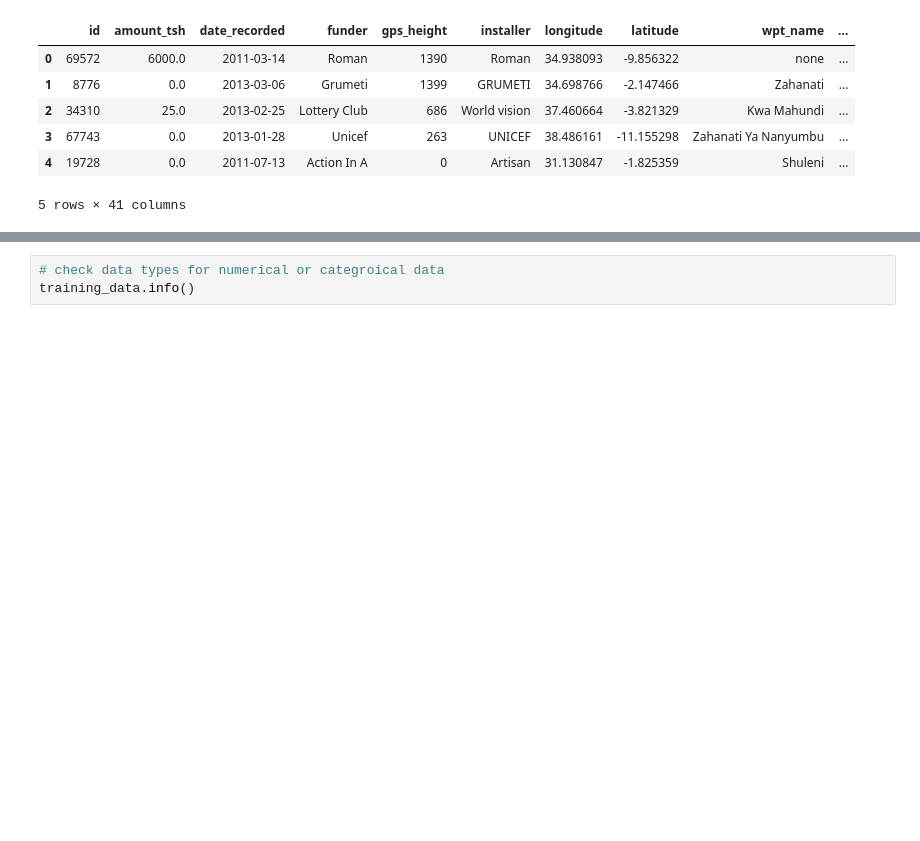
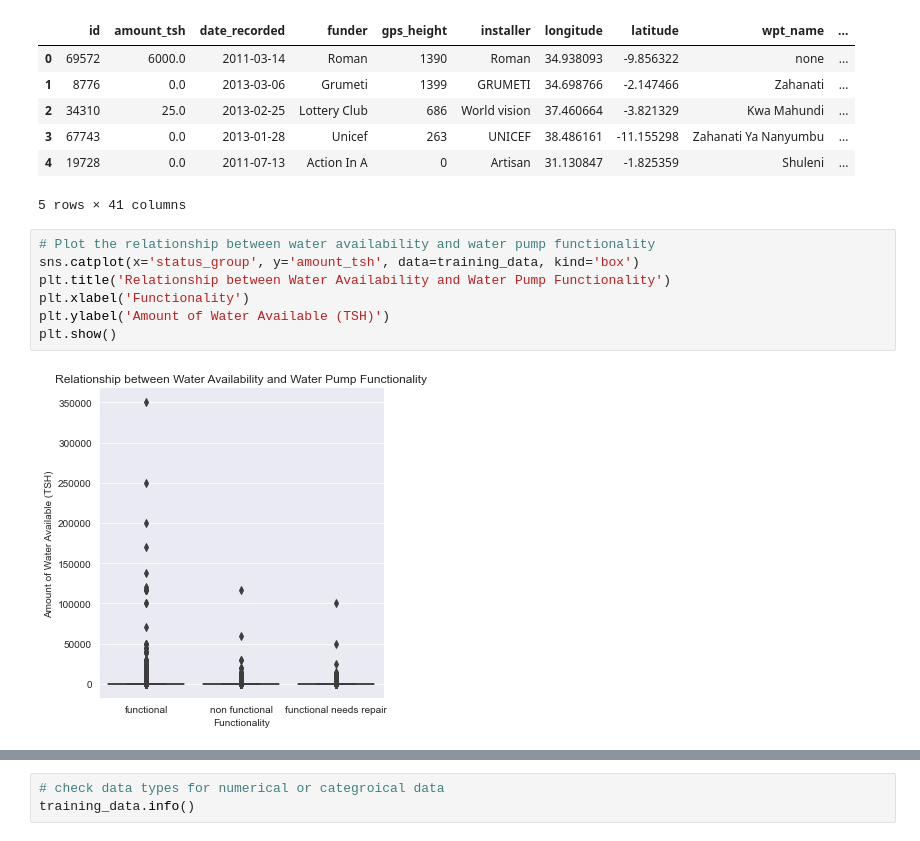
Before and after one commit to AmosMaru/Tanzania_water_pump_prediction, a Jupyter notebook: Data cleaning and eda.ipynb, the cells around one changed output, grey strips where cells are left out. Drawn from its saved outputs; the diff is of its cells as text; blank space fills up the shorter version.

```diff
--- a/Data cleaning and eda.ipynb
+++ b/Data cleaning and eda.ipynb
@@ -149,3 +152,12 @@ training_data.head()
 | 3 | 67743 | 0.0 | 2013-01-28 | Unicef | 263 | UNICEF | 38.486161 | -11.155298 | Zahanati Ya Nanyumbu | ... |
 | 4 | 19728 | 0.0 | 2011-07-13 | Action In A | 0 | Artisan | 31.130847 | -1.825359 | Shuleni | ... |
 5 rows × 41 columns
+# %%
+# Plot the relationship between water availability and water pump functionality
+sns.catplot(x='status_group', y='amount_tsh', data=training_data, kind='box')
+plt.title('Relationship between Water Availability and Water Pump Functionality')
+plt.xlabel('Functionality')
+plt.ylabel('Amount of Water Available (TSH)')
+plt.show()
+# %% [output]
+[figure, added]
```
Also changed, not shown: parts of 8 cells of this notebook, 4 other files.
